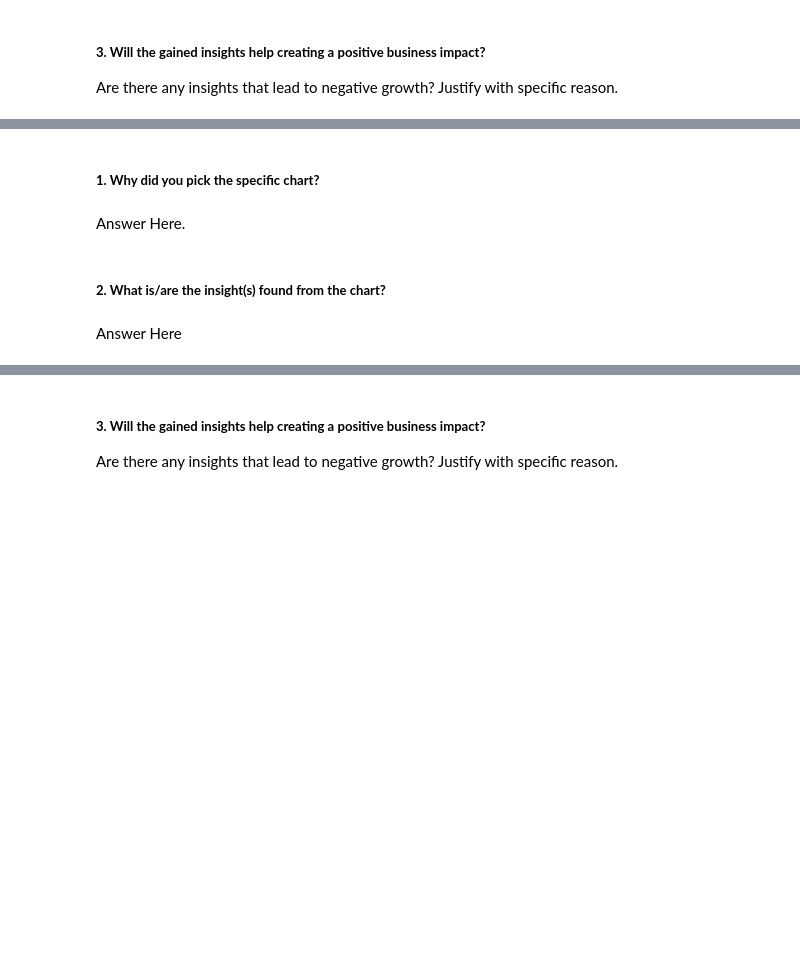
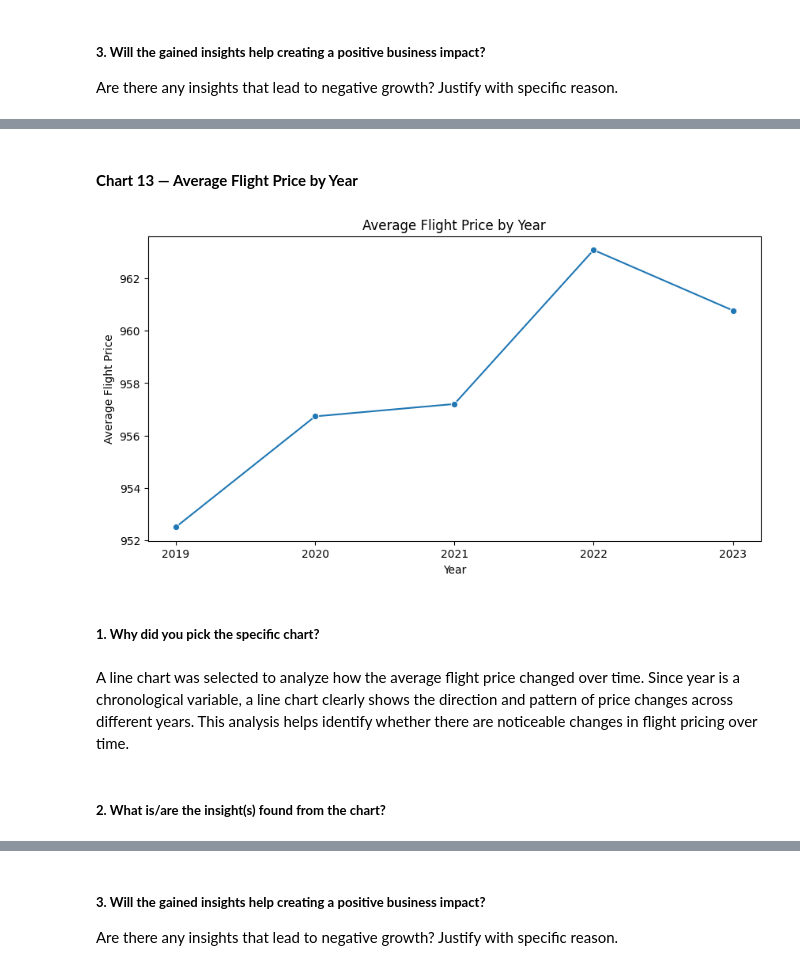
Before and after one commit to Sagarjain93/Machine-Learning-Portfolio, a Jupyter notebook: 01_End_to_End/Travel_MLops_Capstone/notebooks/00_Data_Cleaning_&_EDA.ipynb, the cells around one changed output, grey strips where cells are left out. Drawn from its saved outputs; the diff is of its cells as text; code cells hidden in the pictures; blank space fills up the shorter version.

```diff
--- a/01_End_to_End/Travel_MLops_Capstone/notebooks/00_Data_Cleaning_&_EDA.ipynb
+++ b/01_End_to_End/Travel_MLops_Capstone/notebooks/00_Data_Cleaning_&_EDA.ipynb
@@ -1640,8 +1689,37 @@ Answer Here
+# %% [markdown]
+#### **Chart 13 — Average Flight Price by Year**
+# %%
+# Chart - 13: Average Flight Price by Year
+
+yearly_avg_price = (
+    flights.groupby(flights['date'].dt.year)['price']
+    .mean()
+    .reset_index()
+)
+
+yearly_avg_price.columns = ['year', 'average_price']
+
+plt.figure(figsize=(10, 5))
+
+sns.lineplot(
+    data=yearly_avg_price,
+    x='year',
+    y='average_price',
+    marker='o'
+)
+
+plt.title('Average Flight Price by Year')
+plt.xlabel('Year')
+plt.ylabel('Average Flight Price')
+
+plt.xticks(yearly_avg_price['year'])
+
+plt.show()
+# %% [output]
+[figure, added]
 # %% [markdown]
 ##### **1. Why did you pick the specific chart?**
-# %% [markdown]
-Answer Here.
+# %% [markdown]
+A line chart was selected to analyze how the average flight price changed over time. Since year is a chronological variable, a line chart clearly shows the direction and pattern of price changes across different years. This analysis helps identify whether there are noticeable changes in flight pricing over time.
 # %% [markdown]
 ##### **2. What is/are the insight(s) found from the chart?**
-# %% [markdown]
-Answer Here
```
Also changed, not shown: parts of 196 cells of this notebook.
